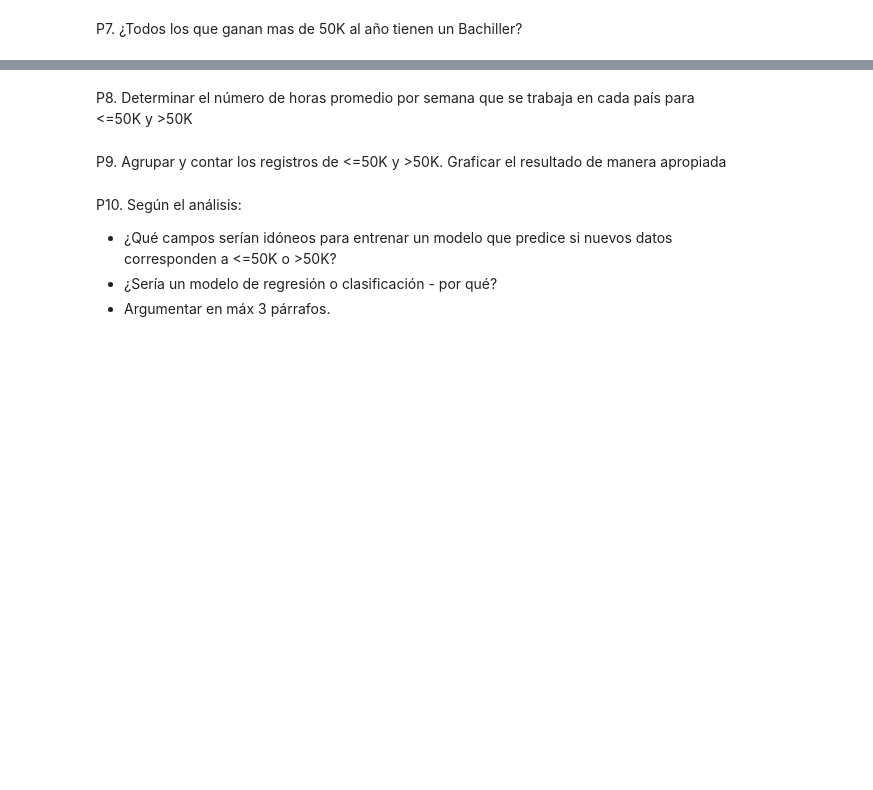
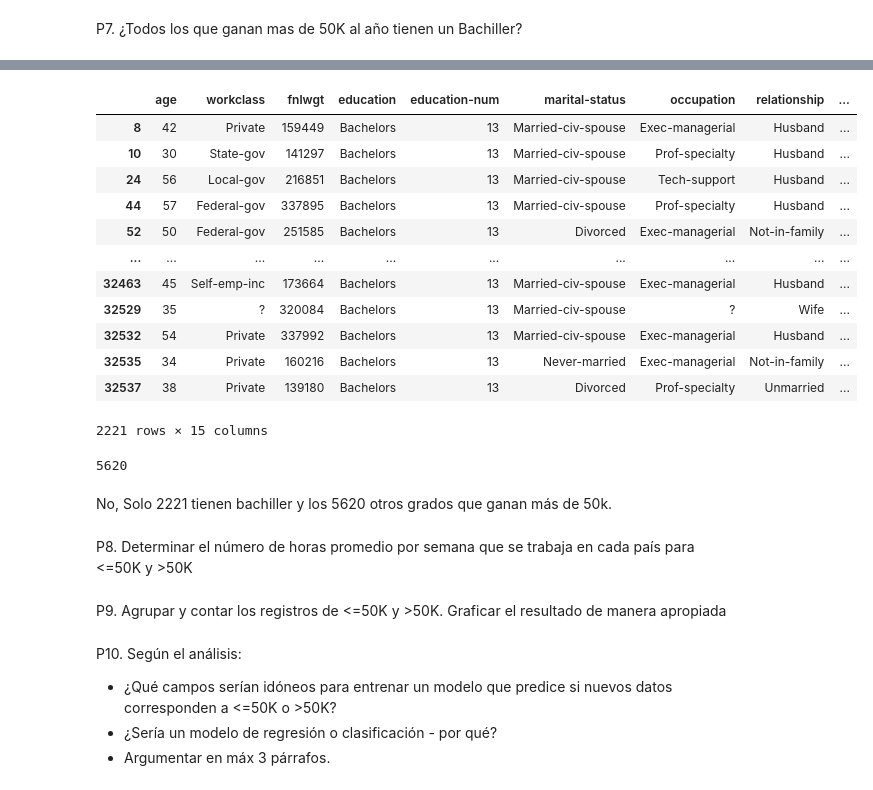
Before and after one commit to Xavier-ML/BIOESTADISTICA-XAVIER-ML, a Jupyter notebook: Examen_Final_Preguntas.ipynb, the cells around one changed output, grey strips where cells are left out. Drawn from its saved outputs; the diff is of its cells as text; code cells hidden in the pictures; blank space fills up the shorter version.

```diff
--- a/Examen_Final_Preguntas.ipynb
+++ b/Examen_Final_Preguntas.ipynb
@@ -70,3 +167,26 @@ P7. ¿Todos los que ganan mas de 50K al año tienen un Bachiller?
+# %%
+Sonbachiller = gananmayora50k[gananmayora50k["education"] == "Bachelors"]
+Sonbachiller
+# %% [output]
+|  | age | workclass | fnlwgt | education | education-num | marital-status | occupation | relationship | ... |
+| 8 | 42 | Private | 159449 | Bachelors | 13 | Married-civ-spouse | Exec-managerial | Husband | ... |
+| 10 | 30 | State-gov | 141297 | Bachelors | 13 | Married-civ-spouse | Prof-specialty | Husband | ... |
+| 24 | 56 | Local-gov | 216851 | Bachelors | 13 | Married-civ-spouse | Tech-support | Husband | ... |
+| 44 | 57 | Federal-gov | 337895 | Bachelors | 13 | Married-civ-spouse | Prof-specialty | Husband | ... |
+| 52 | 50 | Federal-gov | 251585 | Bachelors | 13 | Divorced | Exec-managerial | Not-in-family | ... |
+| ... | ... | ... | ... | ... | ... | ... | ... | ... | ... |
+| 32463 | 45 | Self-emp-inc | 173664 | Bachelors | 13 | Married-civ-spouse | Exec-managerial | Husband | ... |
+| 32529 | 35 | ? | 320084 | Bachelors | 13 | Married-civ-spouse | ? | Wife | ... |
+| 32532 | 54 | Private | 337992 | Bachelors | 13 | Married-civ-spouse | Exec-managerial | Husband | ... |
+| 32535 | 34 | Private | 160216 | Bachelors | 13 | Never-married | Exec-managerial | Not-in-family | ... |
+| 32537 | 38 | Private | 139180 | Bachelors | 13 | Divorced | Prof-specialty | Unmarried | ... |
+2221 rows × 15 columns
+# %%
+7841 - 2221
+# %% [output]
+5620
+# %% [markdown]
+No, Solo 2221 tienen bachiller y los 5620 otros grados que ganan más de 50k.
 # %% [markdown]
 P8. Determinar el número de horas promedio por semana que se trabaja en cada país para <=50K y >50K
 # %% [markdown]
```
Also changed, not shown: parts of 16 cells of this notebook.
